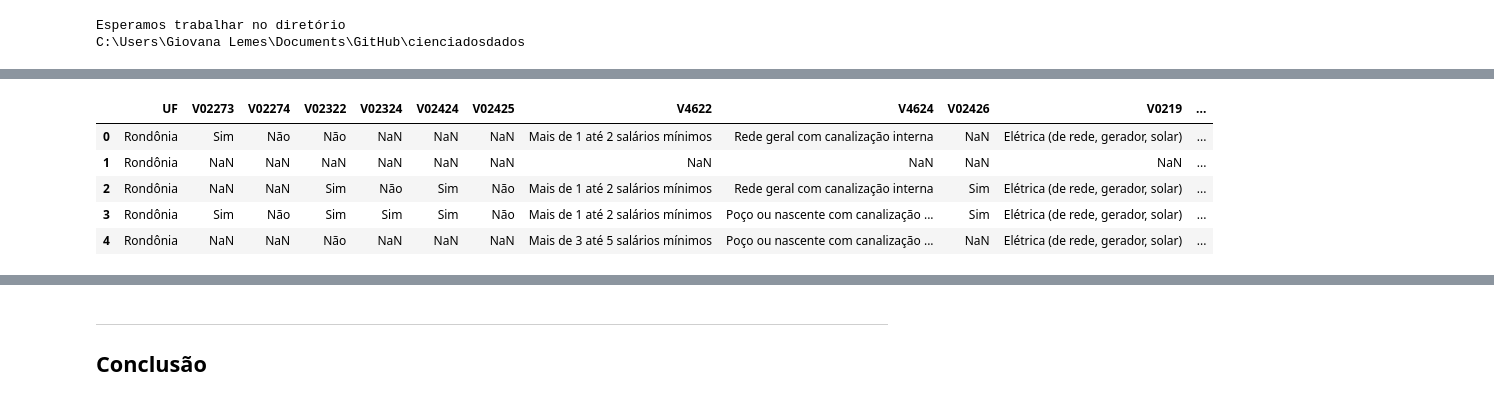
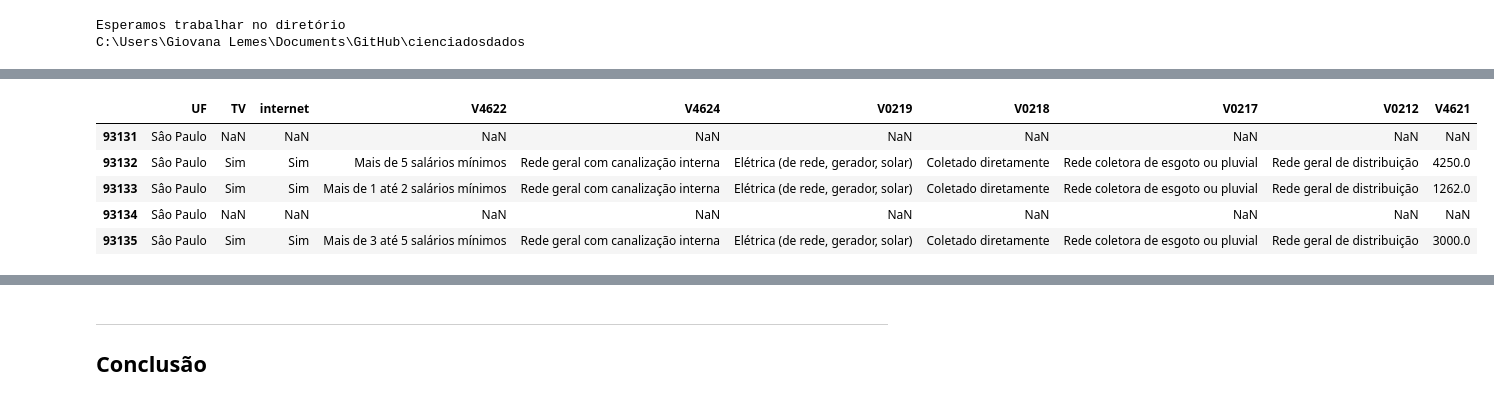
Before and after one commit to giovanacrl/cienciadosdados, a Jupyter notebook: Projeto1 Layout.ipynb, the cells around one changed output, grey strips where cells are left out. Cells and saved outputs as stored; diff of their text form; code cells hidden in the pictures.

Commit message:
Add files via upload
Gráficos São Paulo prontos

```diff
--- a/Projeto1 Layout.ipynb
+++ b/Projeto1 Layout.ipynb
@@ -39,7 +40,7 @@ C:\Users\Giovana Lemes\Documents\GitHub\cienciadosdados
 Documento = pd.read_csv('DOM2015csv.zip', compression='zip', header=0, sep=',', quotechar='"')
 # %%
 #tabela = pd.DataFrame({"Unidade da Federação":Documento.UF,"Tem televisão com recepçao de sinal digital de tv aberta":Documento.V02273, "Tem televisão com antena parabólica": Documento.V02274, "Tem acesso à Internet no próprio domicilio": Documento.V02322, "Para acessar à Internet utiliza-se telefone celular":Documento.V02324, "O acesso à Internet é feito através de sinal de rede celular 3G ou 4G":Documento.V02424,"O acesso à Internet é feito através de conexão discada por linha telefônica":Documento.V02425})
-tabela_resumida = Documento.loc[ : ,["UF","V02273","V02274","V02322","V02324","V02424","V02425","V4622","V4624","V02426","V0219", "V0218", "V0217", "V0212"]]
+tabela_resumida = Documento.loc[ : ,["UF","V02273","V02274","V02322","V02324","V02424","V02425","V4622","V4624","V02426","V0219", "V0218", "V0217", "V0212","V4621"]]
 tabela_resumida.to_csv("resumo.csv")
 # %%
 tabela_não_nula = tabela_resumida#[pd.notnull(Documento.UF)& pd.notnull(Documento.V02273)& pd.notnull(Documento.V02274) & pd.notnull(Documento.V02322)& pd.notnull(Documento.V02324)& pd.notnull(Documento.V02424)& pd.notnull(Documento.V02425)& pd.notnull(Documento.V4622)& pd.notnull(Documento.V4624)& pd.notnull(Documento.V02426)& pd.notnull(Documento.V0219)& pd.notnull(Documento.V0218)& pd.notnull(Documento.V0217)& pd.notnull(Documento.V0212)   ]
@@ -101,0 +83,16 @@ tabela_não_nula
+# %%
+tabela_não_nula = tabela_não_nula[tabela_não_nula.V4621!=999999999999]
+#criar uma nova coluna 'Tem sinal TV'
+tabela_não_nula.loc[(tabela_não_nula.V02273=='Sim') | (tabela_não_nula.V02274=='Sim'), 'TV'] = 'Sim'
+tabela_não_nula.loc[(tabela_não_nula.V02273=='Não') & (tabela_não_nula.V02274=='Não'), 'TV'] = 'Não'
+tabela_não_nula.loc[(tabela_não_nula.V02273=='Sim') & (tabela_não_nula.V02274=='Não'), 'TV'] = 'Sim'
+tabela_não_nula.loc[(tabela_não_nula.V02273=='Não') & (tabela_não_nula.V02274=='Sim'), 'TV'] = 'Sim'
+#tabela_não_nula.loc[(tabela_não_nula.V02324=='Não') & (tabela_não_nula.V02424=='Não')& (tabela_não_nula.V02322=='Não')& (tabela_não_nula.V02425=='Sim')& (tabela_não_nula.V02426=='Não'), 'internet'] = 'Sim'
+
+
+tabela_não_nula.loc[(tabela_não_nula.V02424=='Sim')| (tabela_não_nula.V02425=='Sim'), 'internet'] = 'Sim'
+tabela_não_nula.loc[(tabela_não_nula.V02424=='Não')& (tabela_não_nula.V02425=='Não'), 'internet'] = 'Não'
+tabela_não_nula.loc[(tabela_não_nula.V02424=='Não')& (tabela_não_nula.V02425=='Sim'), 'internet'] = 'Sim'
+tabela_não_nula.loc[(tabela_não_nula.V02424=='Sim')& (tabela_não_nula.V02425=='Não'), 'internet'] = 'Sim'
+
+tabela_não_nula
@@ -101,0 +118,4 @@ tabela_não_nula
+# %%
+
+nova = tabela_não_nula.loc[:,["UF", "TV","internet","V4622", "V4624", "V0219","V0218", "V0217", "V0212", "V4621"]]
+nova.head()
@@ -102,12 +129,13 @@ tabela_não_nula
 # %%
 #SEPARAÇÃO DAS REGIÕES E SEUS DEVIDOS ESTADOS
-tabela_não_nula[(tabela_não_nula.UF=='Sâo Paulo') | (tabela_não_nula.UF=='Santa Catarina')| (tabela_não_nula.UF=='Goias')| (tabela_não_nula.UF=='Amazonas')| (tabela_não_nula.UF=='Bahia')  ]
+#tabela_não_nula[(tabela_não_nula.UF=='Sâo Paulo') | (tabela_não_nula.UF=='Santa Catarina')| (tabela_não_nula.UF=='Goias')| (tabela_não_nula.UF=='Amazonas')| (tabela_não_nula.UF=='Bahia')  ]
+sao_paulo = nova[nova.UF=='Sâo Paulo']
 
-tabela_não_nula.head()
+sao_paulo.head()
 # %% [output]
-|  | UF | V02273 | V02274 | V02322 | V02324 | V02424 | V02425 | V4622 | V4624 | V02426 | V0219 | ... |
-| 0 | Rondônia | Sim | Não | Não | NaN | NaN | NaN | Mais de 1 até 2 salários mínimos | Rede geral com canalização interna | NaN | Elétrica (de rede, gerador, solar) | ... |
-| 1 | Rondônia | NaN | NaN | NaN | NaN | NaN | NaN | NaN | NaN | NaN | NaN | ... |
-| 2 | Rondônia | NaN | NaN | Sim | Não | Sim | Não | Mais de 1 até 2 salários mínimos | Rede geral com canalização interna | Sim | Elétrica (de rede, gerador, solar) | ... |
-| 3 | Rondônia | Sim | Não | Sim | Sim | Sim | Não | Mais de 1 até 2 salários mínimos | Poço ou nascente com canalização ... | Sim | Elétrica (de rede, gerador, solar) | ... |
-| 4 | Rondônia | NaN | NaN | Não | NaN | NaN | NaN | Mais de 3 até 5 salários mínimos | Poço ou nascente com canalização ... | NaN | Elétrica (de rede, gerador, solar) | ... |
+|  | UF | TV | internet | V4622 | V4624 | V0219 | V0218 | V0217 | V0212 | V4621 |
+| 93131 | Sâo Paulo | NaN | NaN | NaN | NaN | NaN | NaN | NaN | NaN | NaN |
+| 93132 | Sâo Paulo | Sim | Sim | Mais de 5 salários mínimos | Rede geral com canalização interna | Elétrica (de rede, gerador, solar) | Coletado diretamente | Rede coletora de esgoto ou pluvial | Rede geral de distribuição | 4250.0 |
+| 93133 | Sâo Paulo | Sim | Sim | Mais de 1 até 2 salários mínimos | Rede geral com canalização interna | Elétrica (de rede, gerador, solar) | Coletado diretamente | Rede coletora de esgoto ou pluvial | Rede geral de distribuição | 1262.0 |
+| 93134 | Sâo Paulo | NaN | NaN | NaN | NaN | NaN | NaN | NaN | NaN | NaN |
+| 93135 | Sâo Paulo | Sim | Sim | Mais de 3 até 5 salários mínimos | Rede geral com canalização interna | Elétrica (de rede, gerador, solar) | Coletado diretamente | Rede coletora de esgoto ou pluvial | Rede geral de distribuição | 3000.0 |
```
Also changed, not shown: parts of 15 cells of this notebook.
